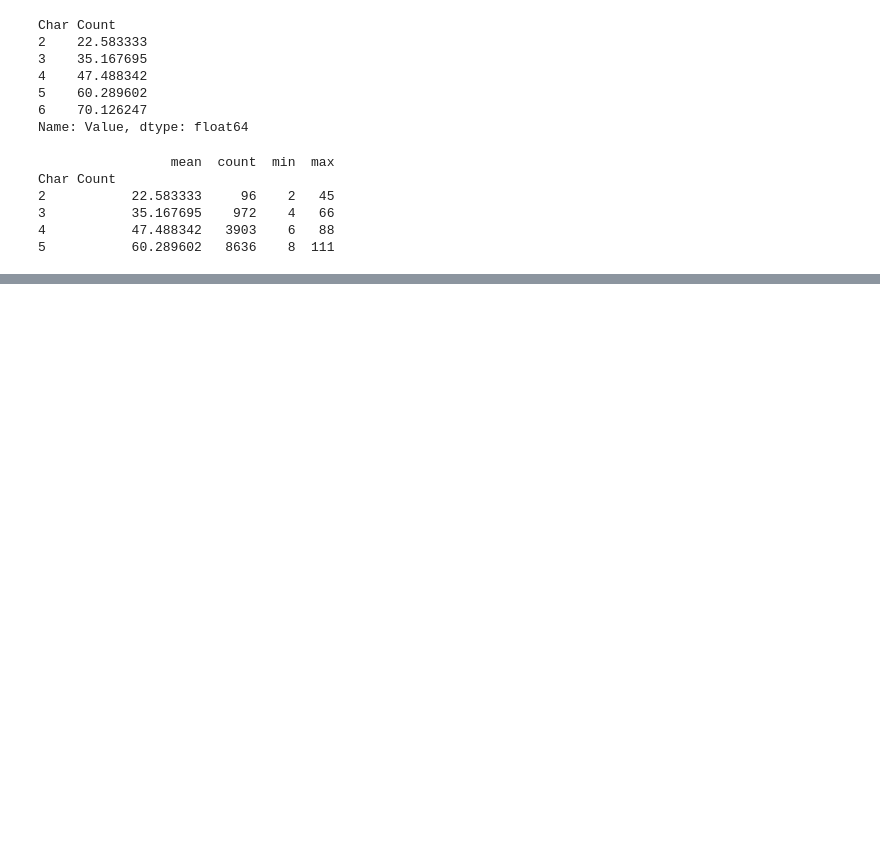
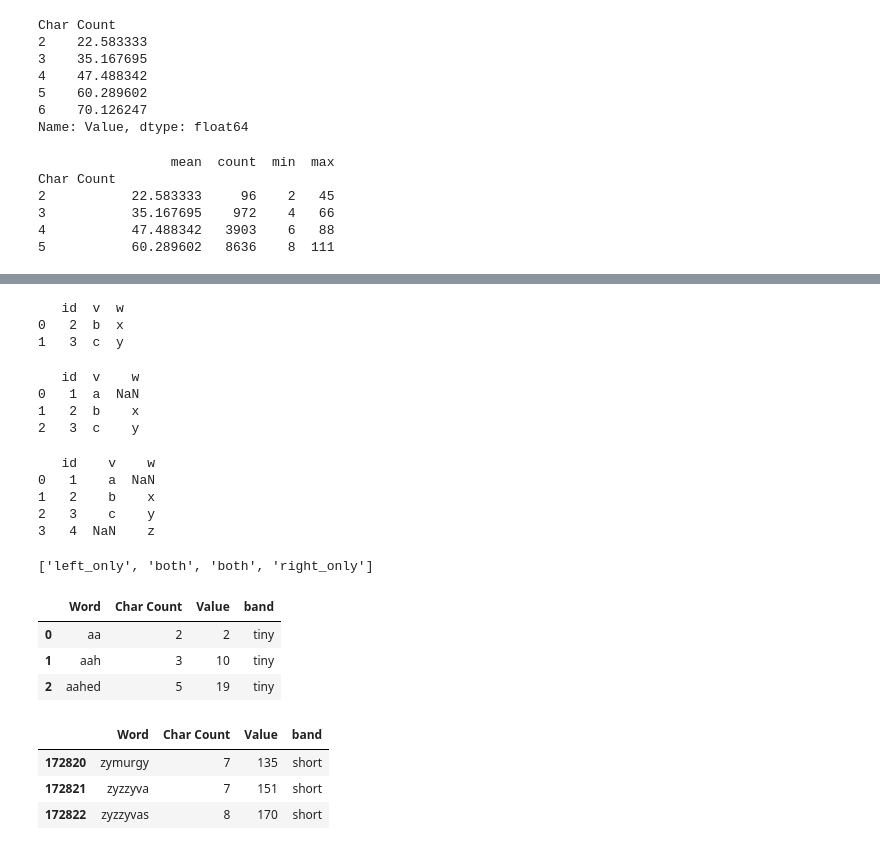
Before and after one commit to AkashPawar-09/Learning-python-and-libraries, a Jupyter notebook: 3_Learning-pandas/6_Data_Cleaning.ipynb, the cells around one changed output, grey strips where cells are left out. Saved outputs shown, nothing was run; the diff lists cells and outputs as text; code cells hidden in the pictures; blank space fills up the shorter version.

```diff
--- a/3_Learning-pandas/6_Data_Cleaning.ipynb
+++ b/3_Learning-pandas/6_Data_Cleaning.ipynb
@@ -383,0 +417,39 @@ Char Count
+# %%
+print(a.merge(b, on="id", how="inner"))
+# %% [output]
+   id  v  w
+0   2  b  x
+1   3  c  y
+# %%
+print(a.merge(b, on="id", how="left"))
+# %% [output]
+   id  v    w
+0   1  a  NaN
+1   2  b    x
+2   3  c    y
+# %%
+print(a.merge(b, on="id", how="outer"))
+# %% [output]
+   id    v    w
+0   1    a  NaN
+1   2    b    x
+2   3    c    y
+3   4  NaN    z
+# %%
+print(a.merge(b, on="id", how="outer", indicator=True)["_merge"].tolist())
+# %% [output]
+['left_only', 'both', 'both', 'right_only']
+# %%
+words.head(3)
+# %% [output]
+|  | Word | Char Count | Value | band |
+| 0 | aa | 2 | 2 | tiny |
+| 1 | aah | 3 | 10 | tiny |
+| 2 | aahed | 5 | 19 | tiny |
+# %%
+words.tail(3)
+# %% [output]
+|  | Word | Char Count | Value | band |
+| 172820 | zymurgy | 7 | 135 | short |
+| 172821 | zyzzyva | 7 | 151 | short |
+| 172822 | zyzzyvas | 8 | 170 | short |
```
Also changed, not shown: parts of 20 cells of this notebook.
